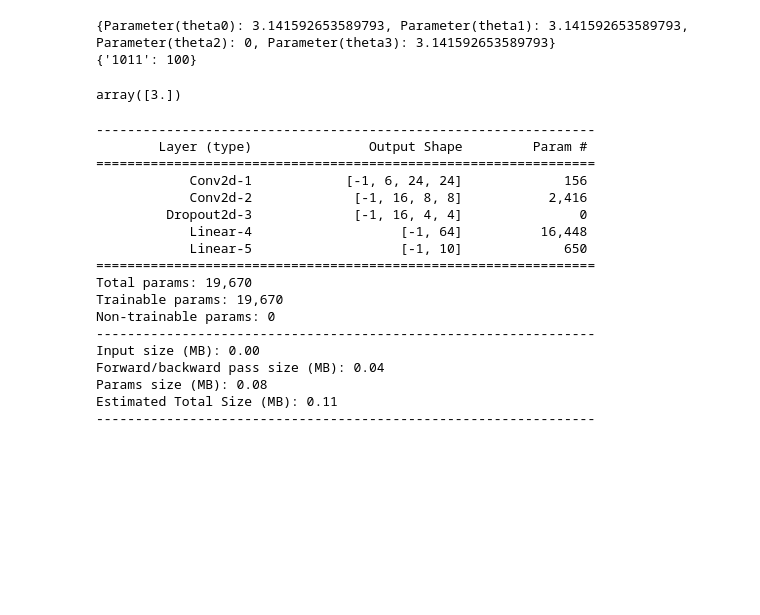
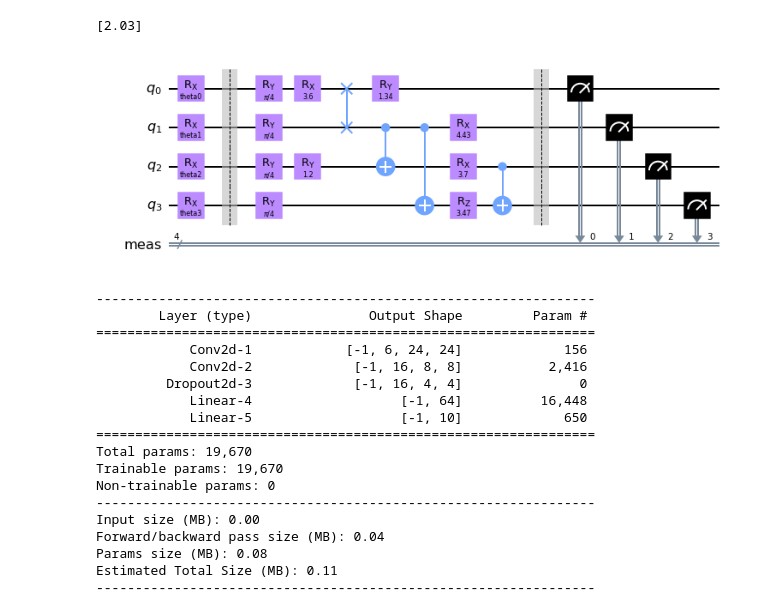
Before and after one commit to yh08037/quantum-neural-network, a Jupyter notebook: model2-conv/conv-dohun.ipynb, the cells around one changed output. Drawn from its saved outputs; the diff is of its cells as text; code cells hidden in the pictures; blank space fills up the shorter version.

```diff
--- a/model2-conv/conv-dohun.ipynb
+++ b/model2-conv/conv-dohun.ipynb
@@ -34,8 +80,8 @@ class QuanvFilterCircuit:
         self._circuit.rx(self.theta3, 3)
 
         self._circuit.barrier()
-        # add here: random quantum circuit
-        self._circuit.barrier()
+
+        self._circuit = generate_random_circuit(self._circuit, 4, 2)
 
         self._circuit.measure_all()
         # --- Circuit definition end ---
@@ -62,16 +108,11 @@ class QuanvFilterCircuit:
                         self.theta2: theta[2],
                         self.theta3: theta[3]} for theta in thetas]
 
-        for param in param_binds:
-            print(param)
-
         job = qiskit.execute(self._circuit,
                              self.backend,
                              shots = self.shots,
                              parameter_binds = param_binds)
         result = job.result().get_counts(self._circuit)
-
-        print(result)
 
         counts = 0
         for key, val in result.items():
@@ -83,16 +124,18 @@ class QuanvFilterCircuit:
 
         return np.array([probabilities])
 # %%
+# test code for class QuanvFilterCiruit
 backend = qiskit.Aer.get_backend('qasm_simulator')
 circ = QuanvFilterCircuit(backend, 100, 127)
 
-data = torch.tensor([[255, 255, 0, 255]])
+data = torch.tensor([[0, 0, 0, 255]])
 
-circ.run(data)
+print(circ.run(data))
+
+circ._circuit.draw(output='mpl')
 # %% [output]
-{Parameter(theta0): 3.141592653589793, Parameter(theta1): 3.141592653589793, Parameter(theta2): 0, Parameter(theta3): 3.141592653589793}
-{'1011': 100}
+[2.03]
-array([3.])
+[figure, added]
 # %%
 # Concentrating on the first 100 samples
 n_samples = 128
```
Also changed, not shown: parts of 3 cells of this notebook.
